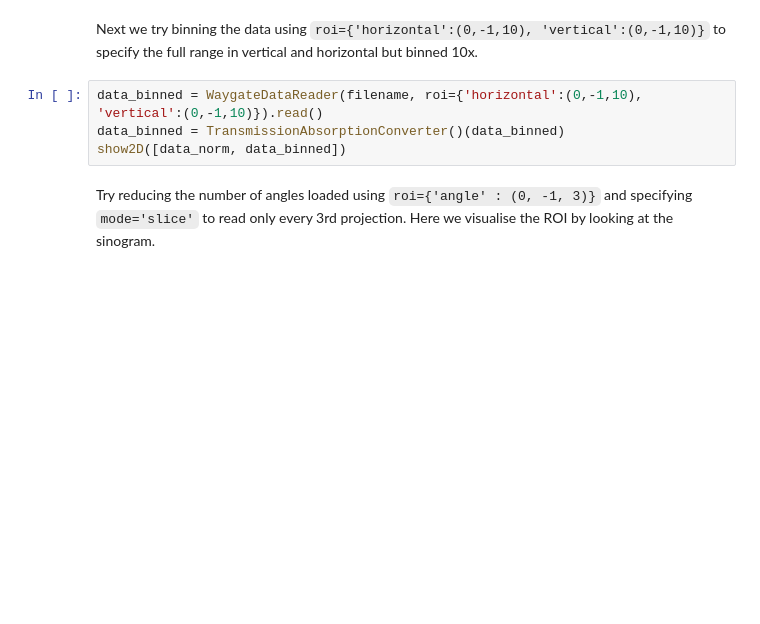
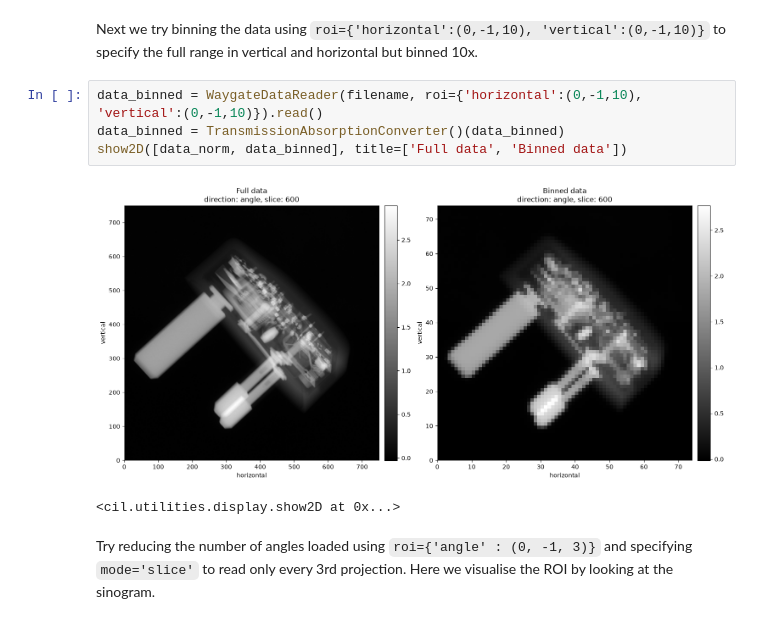
Before and after one commit to TomographicImaging/CIL-Reader-Showcase, a Jupyter notebook: 005_WaygateReader_Plug.ipynb, the cells around one changed output. Cells and saved outputs as stored; diff of their text form; blank space fills up the shorter version.

```diff
--- a/005_WaygateReader_Plug.ipynb
+++ b/005_WaygateReader_Plug.ipynb
@@ -113,7 +199,10 @@ Next we try binning the data using `roi={'horizontal':(0,-1,10), 'vertical':(0,-
 # %%
 data_binned = WaygateDataReader(filename, roi={'horizontal':(0,-1,10), 'vertical':(0,-1,10)}).read()
 data_binned = TransmissionAbsorptionConverter()(data_binned)
-show2D([data_norm, data_binned])
+show2D([data_norm, data_binned], title=['Full data', 'Binned data'])
+# %% [output]
+[figure, added]
+<cil.utilities.display.show2D at 0x...>
 # %% [markdown]
 Try reducing the number of angles loaded using `roi={'angle' : (0, -1, 3)}` and specifying `mode='slice'` to read only every 3rd projection. Here we visualise the ROI by looking at the sinogram.
 # %%
```
Also changed, not shown: parts of 18 cells of this notebook, 4 other files.
